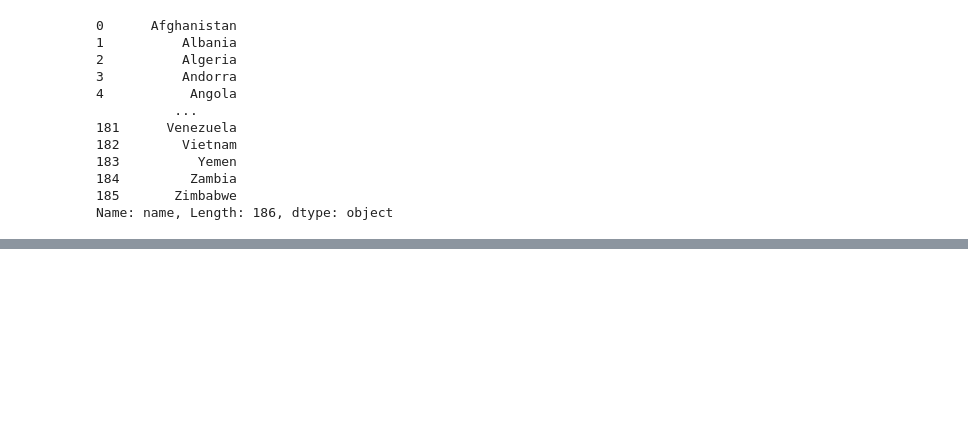
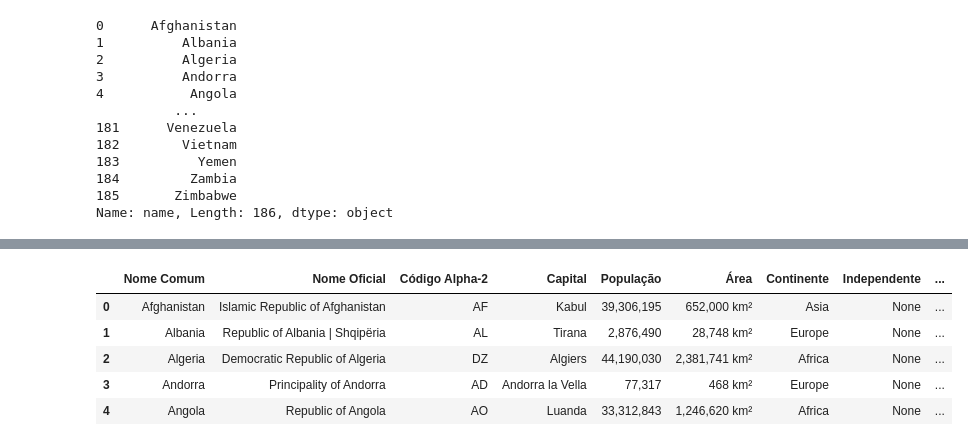
Before and after one commit to Dedecow/Documents, a Jupyter notebook: coder/index.ipynb, the cells around one changed output, grey strips where cells are left out. Cells and saved outputs as stored; diff of their text form; code cells hidden in the pictures; blank space fills up the shorter version.

```diff
--- a/coder/index.ipynb
+++ b/coder/index.ipynb
@@ -305,0 +344,24 @@ Name: name, Length: 186, dtype: object
+# %%
+nome_coluna_paises_membros = 'paises_membros_da_ONU'
+nome_coluna_nome_comum = 'Nome Comum'
+nome_coluna_membro_onu = 'Membro da ONU'
+
+# Iterar sobre cada linha do DataFrame
+for index, row in df_onu.iterrows():
+    nome_comum = row[nome_coluna_nome_comum]
+    string_paises_membros = row[nome_coluna_paises_membros]
+
+    # Verificar se o nome comum aparece como substring na string de países membros
+    if isinstance(string_paises_membros, str) and nome_comum in string_paises_membros:
+        df_onu.loc[index, nome_coluna_membro_onu] = 'YES'
+    else:
+        df_onu.loc[index, nome_coluna_membro_onu] = 'NO'
+# %%
+df_onu.head()
+# %% [output]
+|  | Nome Comum | Nome Oficial | Código Alpha-2 | Capital | População | Área | Continente | Independente | ... |
+| 0 | Afghanistan | Islamic Republic of Afghanistan | AF | Kabul | 39,306,195 | 652,000 km² | Asia | None | ... |
+| 1 | Albania | Republic of Albania | Shqipëria | AL | Tirana | 2,876,490 | 28,748 km² | Europe | None | ... |
+| 2 | Algeria | Democratic Republic of Algeria | DZ | Algiers | 44,190,030 | 2,381,741 km² | Africa | None | ... |
+| 3 | Andorra | Principality of Andorra | AD | Andorra la Vella | 77,317 | 468 km² | Europe | None | ... |
+| 4 | Angola | Republic of Angola | AO | Luanda | 33,312,843 | 1,246,620 km² | Africa | None | ... |
```
Also changed, not shown: parts of 10 cells of this notebook.
